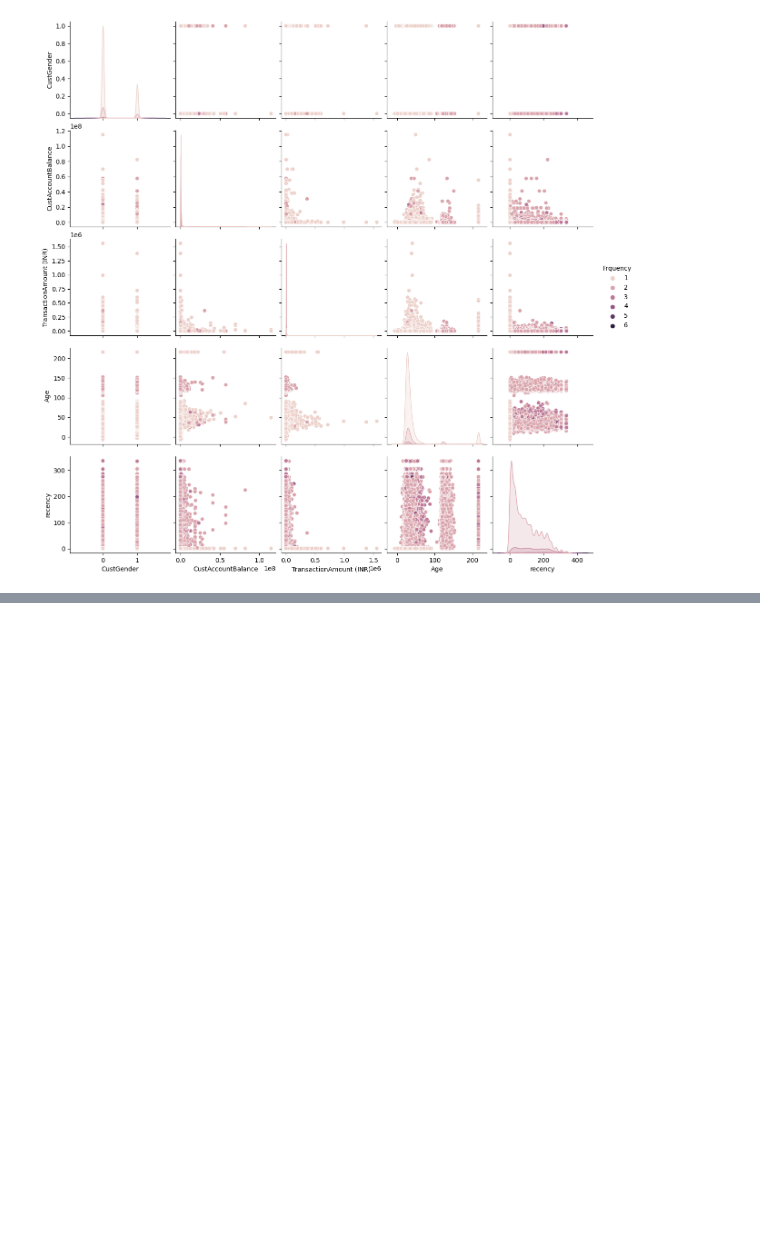
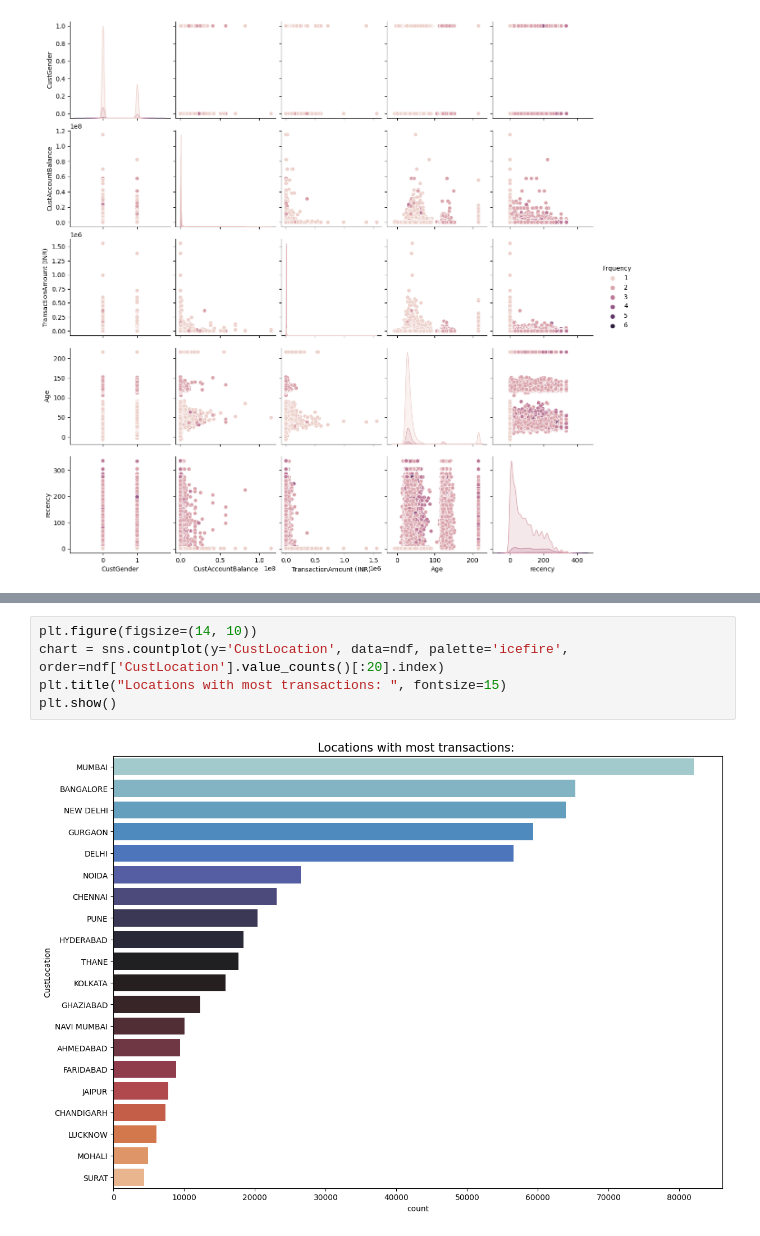
Before and after one commit to codekushalS/Customer-Segmentation, a Jupyter notebook: m1.ipynb, the cells around one changed output, grey strips where cells are left out. Drawn from its saved outputs; the diff is of its cells as text; blank space fills up the shorter version.

```diff
--- a/m1.ipynb
+++ b/m1.ipynb
@@ -238,0 +293,7 @@ sns.pairplot(ndf, hue='Frquency')
+# %%
+plt.figure(figsize=(14, 10))
+chart = sns.countplot(y='CustLocation', data=ndf, palette='icefire', order=ndf['CustLocation'].value_counts()[:20].index)
+plt.title("Locations with most transactions: ", fontsize=15)
+plt.show()
+# %% [output]
+[figure, added]
```
Also changed, not shown: parts of 38 cells of this notebook.
